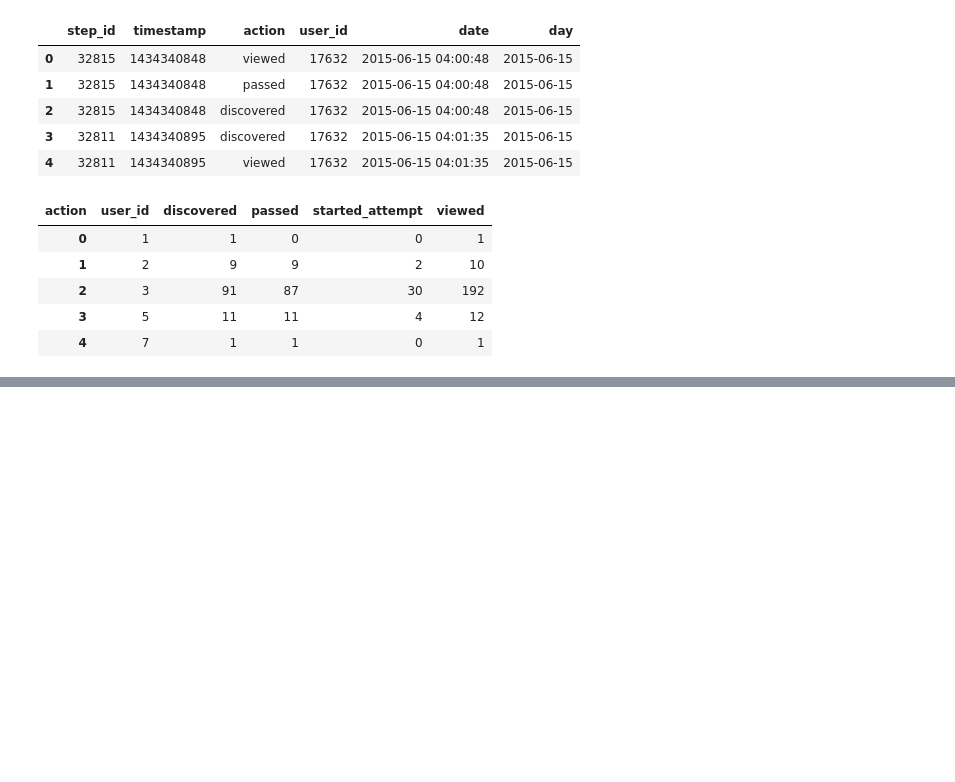
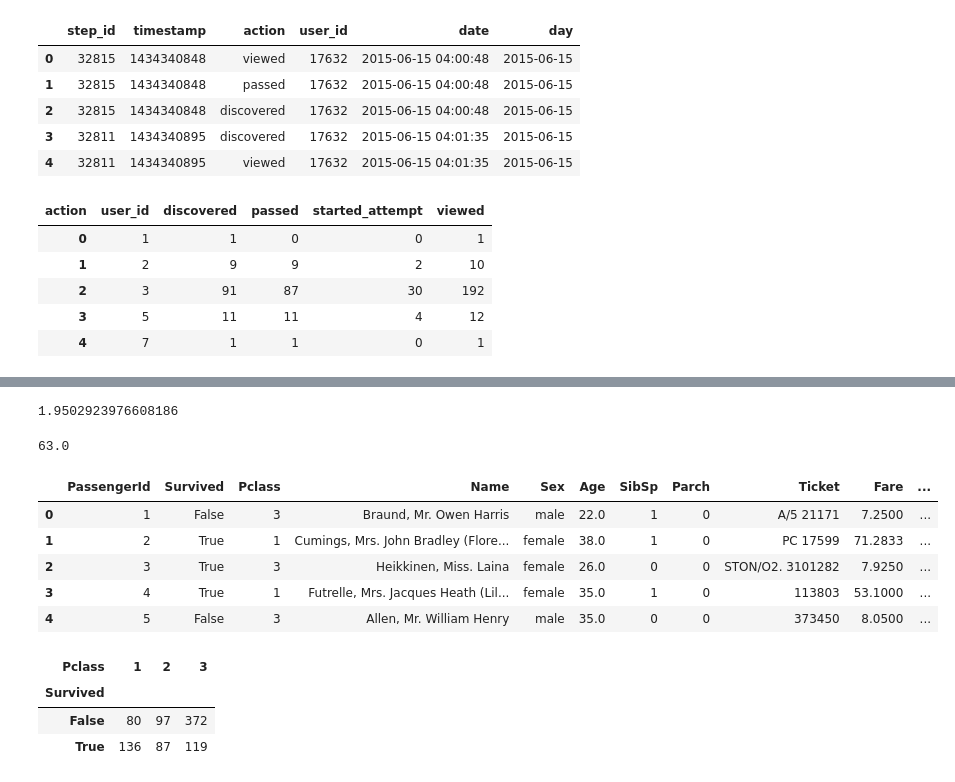
Before and after one commit to Porpoising/home_tasks, a Jupyter notebook: Cribs/pandas_crib.ipynb, the cells around one changed output, grey strips where cells are left out. Cells and saved outputs as stored; diff of their text form; code cells hidden in the pictures; blank space fills up the shorter version.

```diff
--- a/Cribs/pandas_crib.ipynb
+++ b/Cribs/pandas_crib.ipynb
@@ -740,0 +767,31 @@ pt.head()
+# %%
+# узнаём среднее значение класса для выживших
+titanic[titanic['Survived'] == 1]['Pclass'].mean()
+# %% [output]
+1.9502923976608186
+# %%
+# находим самого старшего выжившего из 3-его класса
+titanic[(titanic['Survived'] == 1) & (titanic['Pclass'] == 3)]['Age'].max()
+# %% [output]
+63.0
+# %%
+# замена значений
+d = {0: False, 1: True}
+titanic['Survived'] = titanic['Survived'].map(d)
+# то же самое: titanic = titanic.replace({'Survived': d})
+titanic.head()
+# %% [output]
+|  | PassengerId | Survived | Pclass | Name | Sex | Age | SibSp | Parch | Ticket | Fare | ... |
+| 0 | 1 | False | 3 | Braund, Mr. Owen Harris | male | 22.0 | 1 | 0 | A/5 21171 | 7.2500 | ... |
+| 1 | 2 | True | 1 | Cumings, Mrs. John Bradley (Flore... | female | 38.0 | 1 | 0 | PC 17599 | 71.2833 | ... |
+| 2 | 3 | True | 3 | Heikkinen, Miss. Laina | female | 26.0 | 0 | 0 | STON/O2. 3101282 | 7.9250 | ... |
+| 3 | 4 | True | 1 | Futrelle, Mrs. Jacques Heath (Lil... | female | 35.0 | 1 | 0 | 113803 | 53.1000 | ... |
+| 4 | 5 | False | 3 | Allen, Mr. William Henry | male | 35.0 | 0 | 0 | 373450 | 8.0500 | ... |
+# %%
+# статистика по кол-ву выживших/умерших по классу пасажиров
+pd.crosstab(titanic['Survived'], titanic['Pclass'])
+# %% [output]
+| Pclass | 1 | 2 | 3 |
+| Survived |  |  |  |
+| False | 80 | 97 | 372 |
+| True | 136 | 87 | 119 |
```
Also changed, not shown: parts of 5 cells of this notebook, 1 other file.
